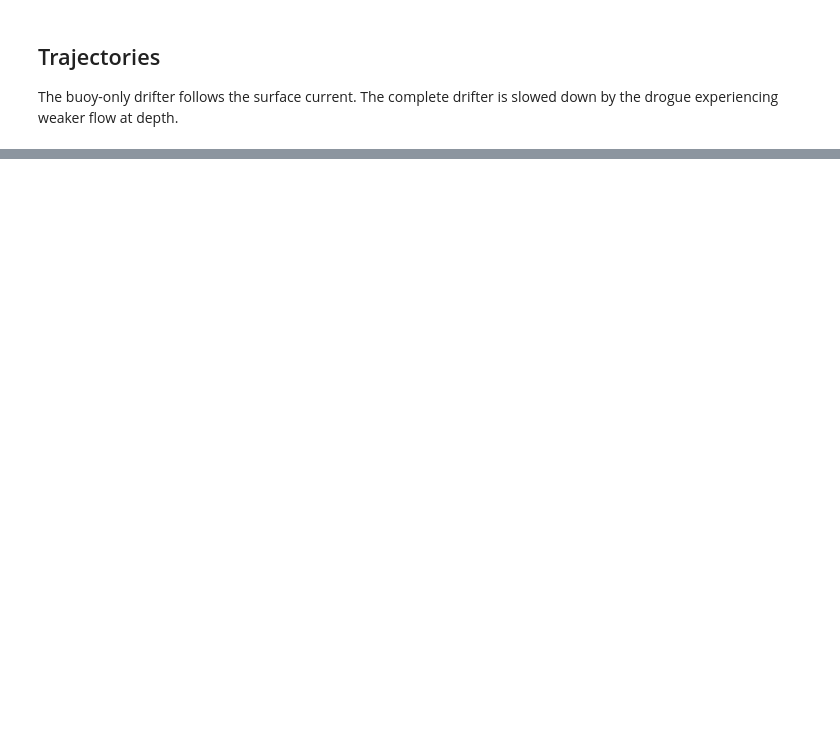
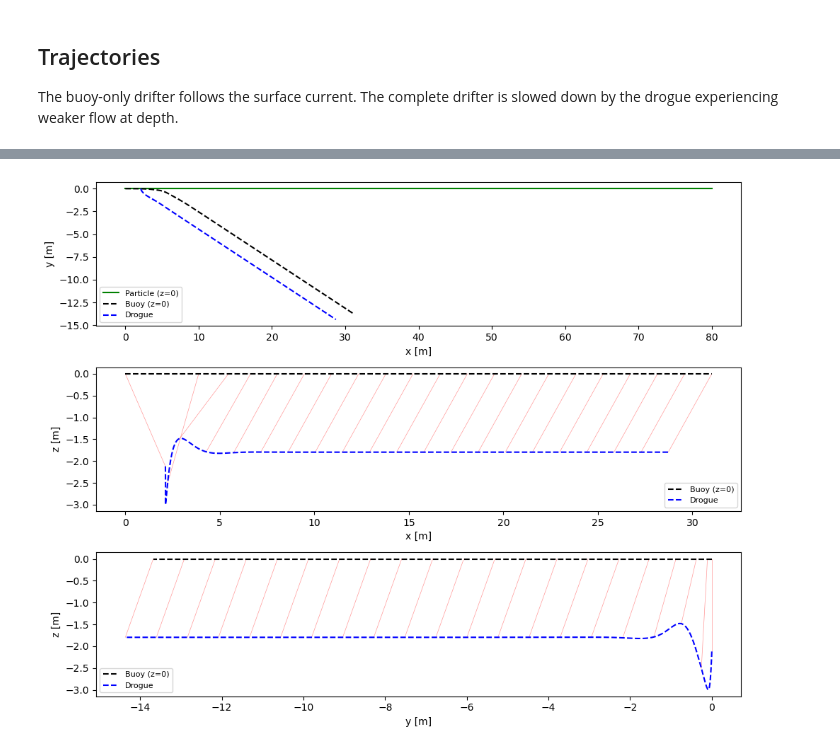
Before and after one commit to geomar-od-lagrange/mechanical_drifters, a Jupyter notebook: notebooks/02_test_with_sheared_flow.ipynb, the cells around one changed output, grey strips where cells are left out. Cells and saved outputs as stored; diff of their text form; code cells hidden in the pictures; blank space fills up the shorter version.

Commit message:
Fixing physics and ading examples (#13)
* Update physics (mainly added mass)

* Fin?

* Drop manuscript again

```diff
--- a/notebooks/02_test_with_sheared_flow.ipynb
+++ b/notebooks/02_test_with_sheared_flow.ipynb
@@ -91,0 +163,57 @@ plt.title("Tether polar angle");
+# %%
+# compute drogue position from buoy position + pole angles
+l = drifter_params["l"]
+x_d = ds_fig.x + l * np.sin(ds_fig.theta) * np.cos(ds_fig.phi)
+y_d = ds_fig.y + l * np.sin(ds_fig.theta) * np.sin(ds_fig.phi)
+z_d = l * np.cos(ds_fig.theta)
+
+# passive surface particle: integrates surface velocity
+t = ds_fig.time.values
+dt_arr = np.diff(t, prepend=t[0])
+U_b, V_b = 2.0, 0.0  # surface velocity from sheared_uv
+x_particle = np.cumsum(U_b * dt_arr)
+y_particle = np.cumsum(V_b * dt_arr)
+
+# subsample pole lines
+pole_every = 20  # indices (every 2s)
+# %%
+fig, (ax_xy, ax_xz, ax_yz) = plt.subplots(3, 1, figsize=(10, 8), sharey=False)
+
+# x-y projection (top)
+ax_xy.plot(x_particle, y_particle, "g-", label="Particle (z=0)")
+ax_xy.plot(ds_fig.x, ds_fig.y, "k--", label="Buoy (z=0)")
+ax_xy.plot(x_d, y_d, "b--", label="Drogue")
+ax_xy.set_xlabel("x [m]")
+ax_xy.set_ylabel("y [m]")
+ax_xy.legend(fontsize=8)
+
+# x-z projection (middle)
+for i in range(0, len(t), pole_every):
+    ax_xz.plot(
+        [float(ds_fig.x[i]), float(x_d[i])], [0, float(z_d[i])], "r-", alpha=0.4, lw=0.5
+    )
+ax_xz.plot(ds_fig.x, np.zeros_like(ds_fig.x), "k--", label="Buoy (z=0)")
+ax_xz.plot(x_d, z_d, "b--", label="Drogue")
+ax_xz.set_xlabel("x [m]")
+ax_xz.set_ylabel("z [m]")
+ax_xz.legend(fontsize=8)
+
+# y-z projection (bottom)
+for i in range(0, len(t), pole_every):
+    ax_yz.plot(
+        [float(ds_fig.y[i]), float(y_d[i])], [0, float(z_d[i])], "r-", alpha=0.4, lw=0.5
+    )
+ax_yz.plot(ds_fig.y, np.zeros_like(ds_fig.y), "k--", label="Buoy (z=0)")
+ax_yz.plot(y_d, z_d, "b--", label="Drogue")
+ax_yz.set_xlabel("y [m]")
+ax_yz.set_ylabel("z [m]")
+ax_yz.legend(fontsize=8)
+
+# share z range for the two side views
+ax_yz.set_ylim(ax_xz.get_ylim())
+
+fig.tight_layout()
+fig.savefig("../manuscript/figures/example_in_sheared_flow_1.png", dpi=150)
+plt.show()
+# %% [output]
+[figure, added]
```
Also changed, not shown: parts of 15 cells of this notebook, 5 other files.
